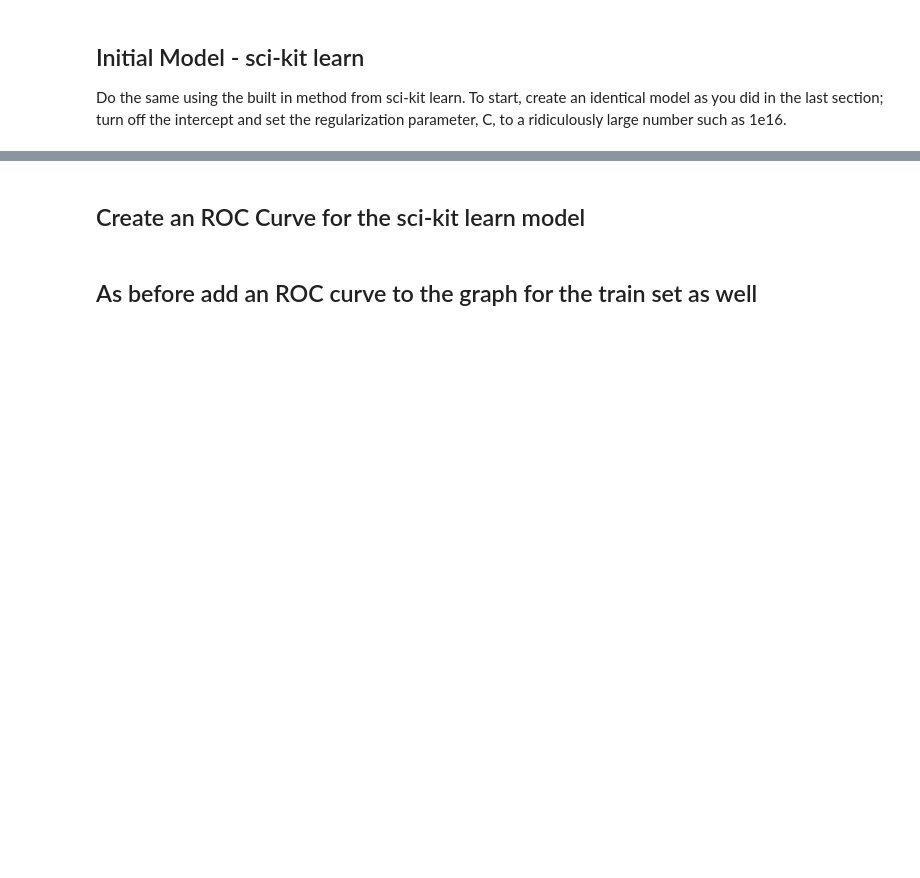
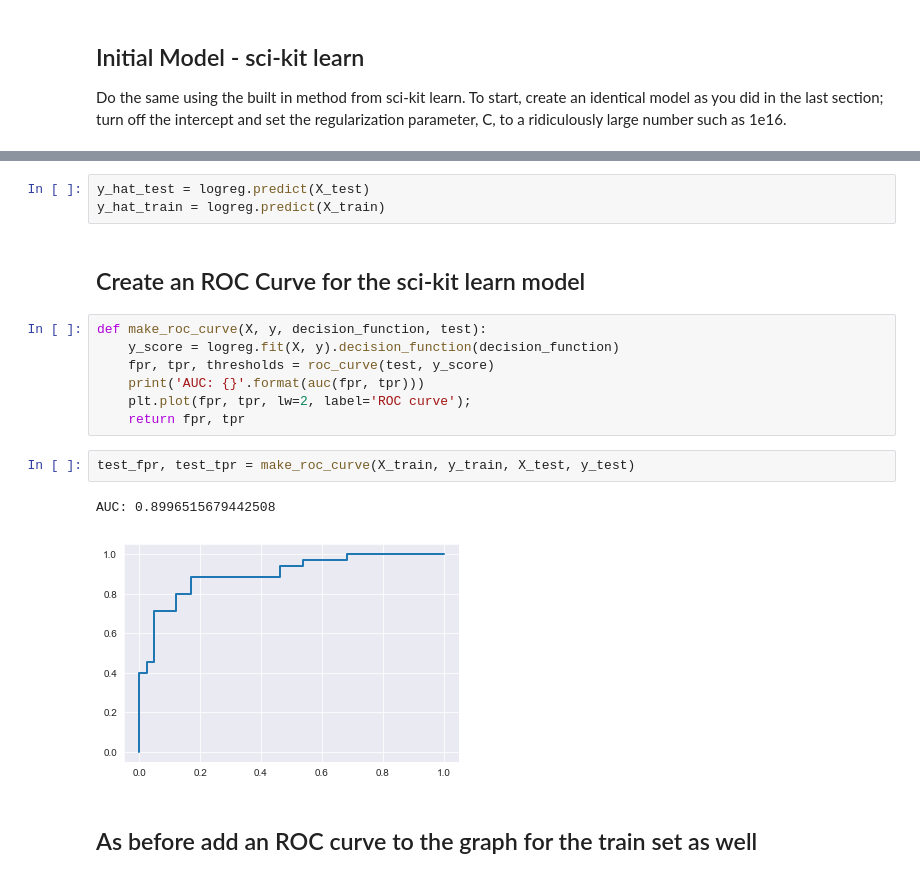
Before and after one commit to magnawhale/dsc-logistic-regression-model-comparisons-lab-online-ds-ft-051319, a Jupyter notebook: index.ipynb, the cells around one changed output, grey strips where cells are left out. Saved outputs shown, nothing was run; the diff lists cells and outputs as text; blank space fills up the shorter version.

```diff
--- a/index.ipynb
+++ b/index.ipynb
@@ -51,4 +139,19 @@ Do the same using the built in method from sci-kit learn. To start, create an id
+# %%
+y_hat_test = logreg.predict(X_test)
+y_hat_train = logreg.predict(X_train)
 # %% [markdown]
 ## Create an ROC Curve for the sci-kit learn model
+# %%
+def make_roc_curve(X, y, decision_function, test):
+    y_score = logreg.fit(X, y).decision_function(decision_function)
+    fpr, tpr, thresholds = roc_curve(test, y_score)
+    print('AUC: {}'.format(auc(fpr, tpr)))
+    plt.plot(fpr, tpr, lw=2, label='ROC curve');
+    return fpr, tpr
+# %%
+test_fpr, test_tpr = make_roc_curve(X_train, y_train, X_test, y_test)
+# %% [output]
+AUC: 0.8996515679442508
+[figure, added]
 # %% [markdown]
 ## As before add an ROC curve to the graph for the train set as well
```
Also changed, not shown: parts of 23 cells of this notebook.
